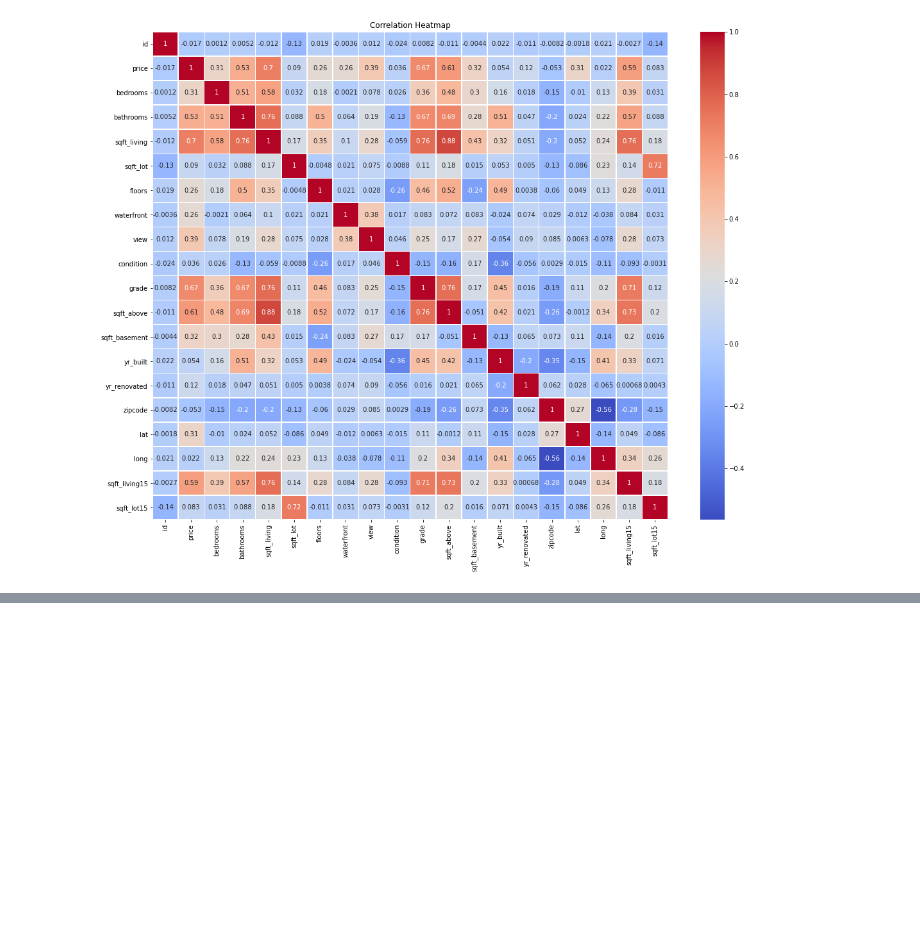
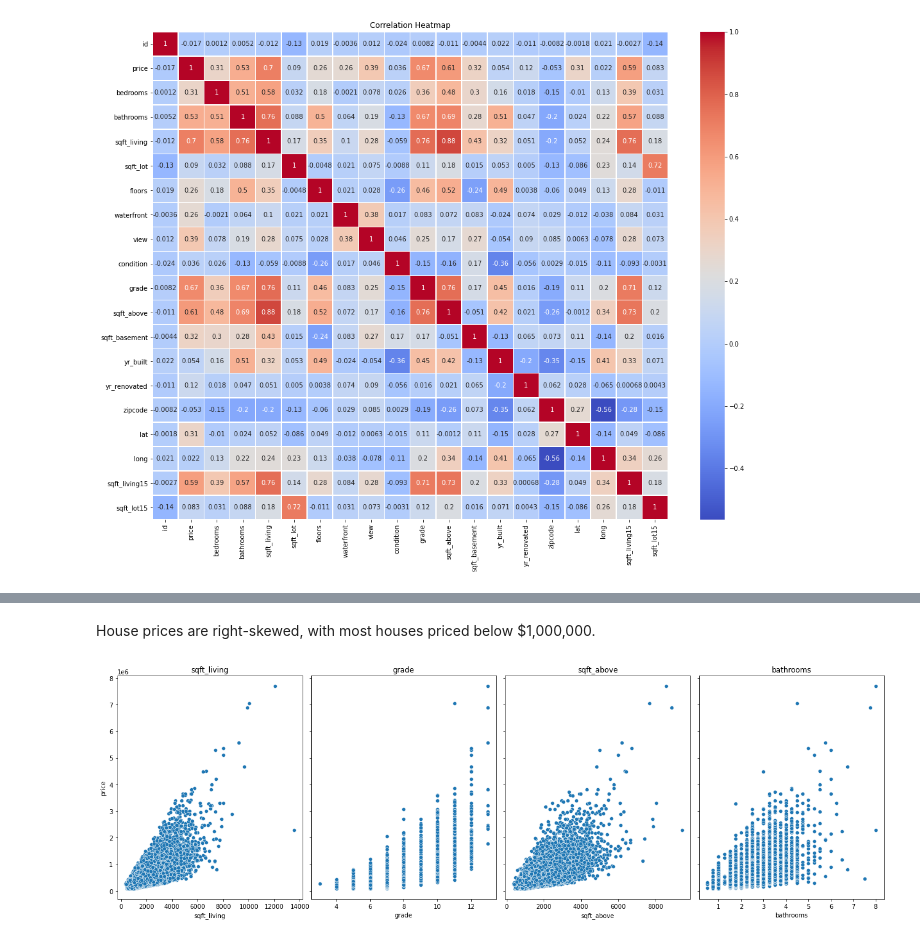
Before and after one commit to wambuiGicheha/Regression_Project, a Jupyter notebook: Data/dave.ipynb, the cells around one changed output, grey strips where cells are left out. Cells and saved outputs as stored; diff of their text form; code cells hidden in the pictures; blank space fills up the shorter version.

```diff
--- a/Data/dave.ipynb
+++ b/Data/dave.ipynb
@@ -258,0 +249,13 @@ plt.show()
+# %% [markdown]
+House prices are right-skewed, with most houses priced below $1,000,000.
+# %%
+# Scatter plots - Plotting each predictor against the target variable
+
+fig, axs = plt.subplots(1, 4, sharey=True, figsize=(18, 6))
+for idx, channel in enumerate(['sqft_living', 'grade', 'sqft_above', 'bathrooms']):
+    sns.scatterplot(data=data, x=channel, y='price', ax=axs[idx])
+    axs[idx].set_title(channel)
+plt.tight_layout()
+plt.show()
+# %% [output]
+[figure, added]
```
Also changed, not shown: parts of 9 cells of this notebook.
